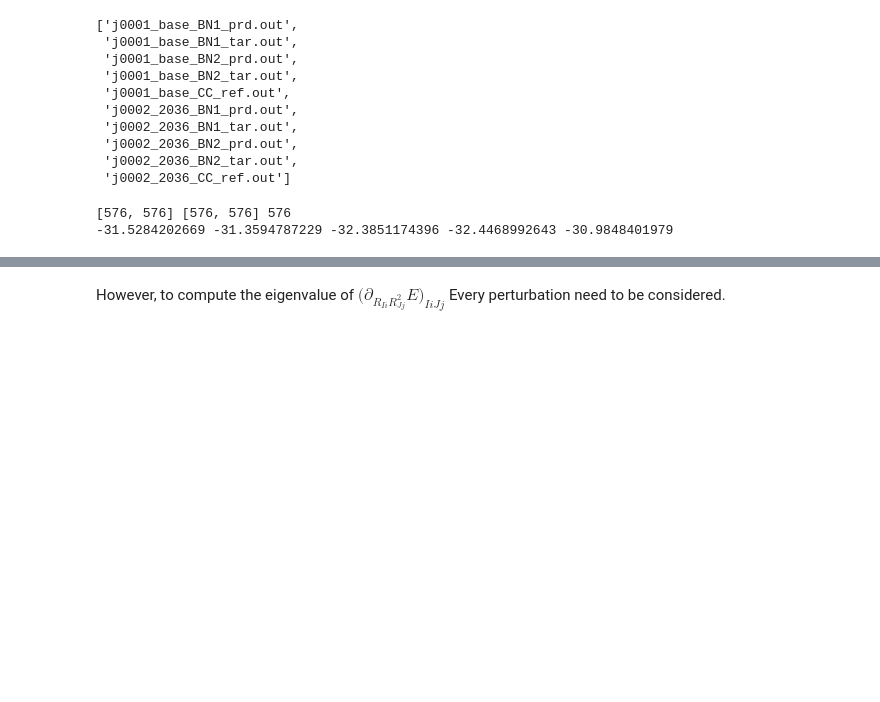
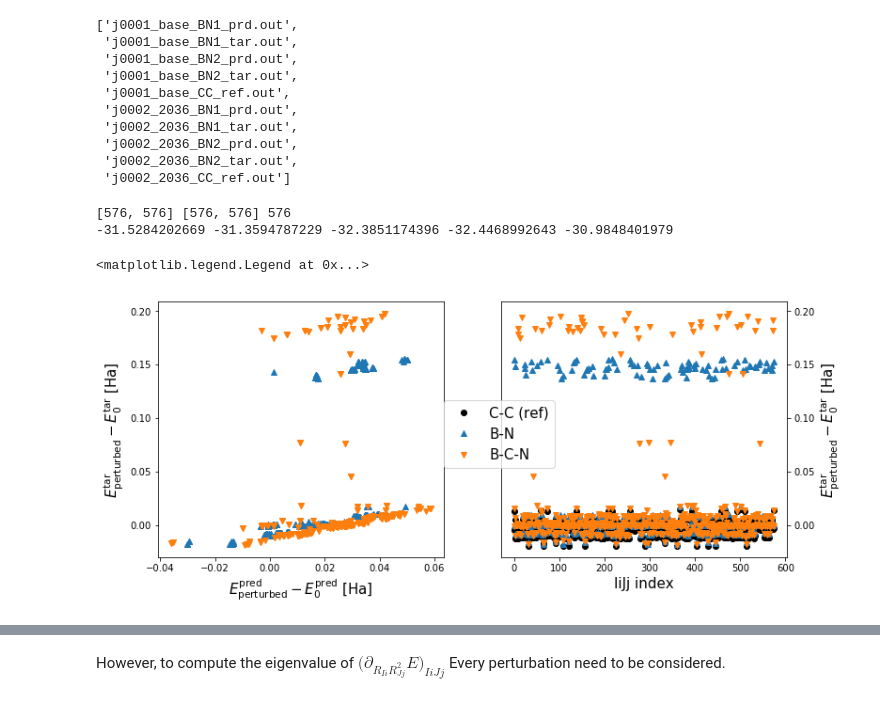
Before and after one commit to SamKChang/phononic_Tc_20170712, a Jupyter notebook: 01_finiteDifferenceTest/structure_test.ipynb, the cells around one changed output, grey strips where cells are left out. Saved outputs shown, nothing was run; the diff lists cells and outputs as text; code cells hidden in the pictures; blank space fills up the shorter version.

```diff
--- a/01_finiteDifferenceTest/structure_test.ipynb
+++ b/01_finiteDifferenceTest/structure_test.ipynb
@@ -348,3 +350,25 @@ dE_BN1_prd = (E_BN1_prd - base_BN1_prd.Et) + dE_ref
 dE_BN2_prd = (E_BN2_prd - base_BN2_prd.Et) + dE_ref
 dE_BN1_tar = E_BN1_tar - base_BN1_tar.Et
 dE_BN2_tar = E_BN2_tar - base_BN2_tar.Et
+# %%
+fig, [ax1, ax2] = plt.subplots(1, 2, figsize=(12,5), sharey=True)
+#fig = plt.figure(figsize=(8, 3))
+#ax1 = fig.add_subplot(211)
+ax1.plot(dE_BN1_prd, dE_BN1_tar, ls='', marker='^', label='B-N')
+ax1.plot(dE_BN2_prd, dE_BN2_tar, ls='', marker='v', label='B-C-N')
+#ax1.legend(loc=2)
+ax1.set_xlabel(r'$E_{\rm perturbed}^{\rm pred} - E_0^{\rm pred}$ [Ha]', fontsize=15)
+ax1.set_ylabel(r'$E_{\rm perturbed}^{\rm tar} - E_0^{\rm tar}$ [Ha]', fontsize=15)
+
+#ax2 = fig.add_subplot(221)
+ax2.plot(dE_ref, ls='', marker='o', color='k', label='C-C (ref)')
+ax2.plot(dE_BN1_tar, ls='', marker='^', label='B-N')
+ax2.plot(dE_BN2_tar, ls='', marker='v', label='B-C-N')
+ax2.set_ylabel(r'$E_{\rm perturbed}^{\rm tar} - E_0^{\rm tar}$ [Ha]', fontsize=15)
+ax2.set_xlabel('IiJj index', fontsize=15)
+ax2.yaxis.tick_right()
+ax2.yaxis.set_label_position("right")
+ax2.legend(loc=(-0.2, 0.35), fontsize=15)
+# %% [output]
+<matplotlib.legend.Legend at 0x...>
+[figure, added]
```
Also changed, not shown: parts of 10 cells of this notebook.
